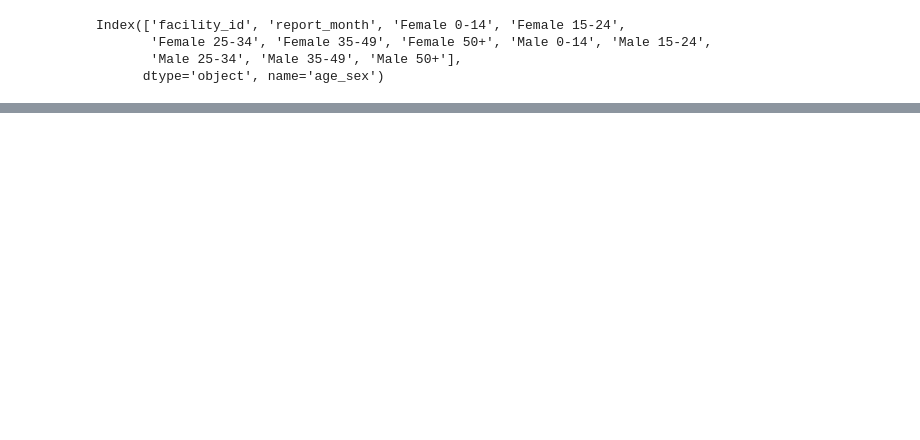
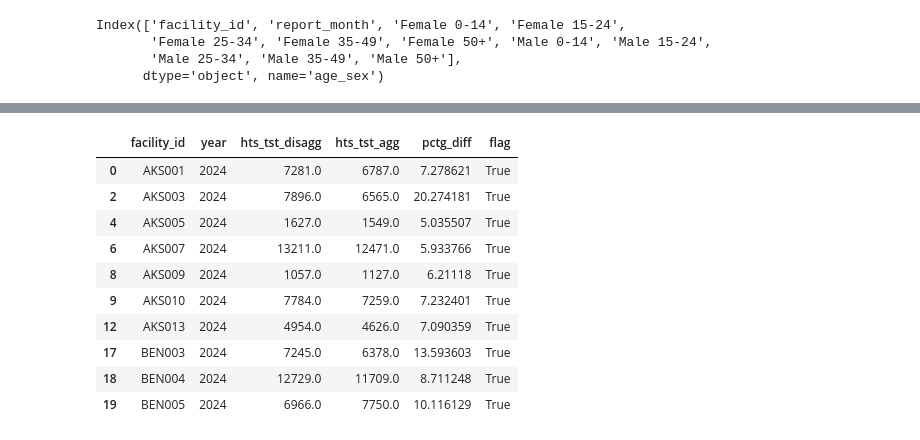
Before and after one commit to AlozieCollins/Intern-dataset-work, a Jupyter notebook: work.ipynb, the cells around one changed output, grey strips where cells are left out. Drawn from its saved outputs; the diff is of its cells as text; code cells hidden in the pictures; blank space fills up the shorter version.

```diff
--- a/work.ipynb
+++ b/work.ipynb
@@ -795,0 +918,8 @@ long_again.head()
+# %%
+# getting the sum of the hts_tst reprot month from the facility_id and 2024 year
+aggregate_total_2024 = (
+    aggregate_2024
+    .groupby(["facility_id", "year"], as_index=False)["hts_tst"]
+    .sum()
+)
+aggregate_total_2024.head()
@@ -795,0 +933,10 @@ long_again.head()
+# %%
+# merging the aggregate total from the facility service data 2024 to the facility year data frame
+compare = pd.merge(
+    facility_year,
+    aggregate_total_2024,
+    on=["facility_id", "year"],
+    how="outer",
+    suffixes=("_disagg", "_agg")
+)
+compare.head(10)
@@ -795,0 +955,8 @@ long_again.head()
+# %%
+# calculating the percentage difference between the aggregated hts_tst and the disaggregated hts_tst
+compare["pctg_diff"]=(
+    abs(
+        compare["hts_tst_disagg"] - compare["hts_tst_agg"]
+    )/compare["hts_tst_agg"] * 100
+)
+compare["pctg_diff"].head(10)
@@ -795,0 +975,6 @@ long_again.head()
+# %%
+# i create a column called flag that is true if the pctg_diff is greater than 5
+compare["flag"] = (
+    compare["pctg_diff"]>5
+)
+compare["flag"].head(15)
@@ -795,0 +998,16 @@ long_again.head()
+# %%
+# flag_disagg contains only facilites that pctg_diff is greater that 5
+flag_disagg = compare[compare["pctg_diff"]>5]
+flag_disagg.head(10)
+# %% [output]
+|  | facility_id | year | hts_tst_disagg | hts_tst_agg | pctg_diff | flag |
+| 0 | AKS001 | 2024 | 7281.0 | 6787.0 | 7.278621 | True |
+| 2 | AKS003 | 2024 | 7896.0 | 6565.0 | 20.274181 | True |
+| 4 | AKS005 | 2024 | 1627.0 | 1549.0 | 5.035507 | True |
+| 6 | AKS007 | 2024 | 13211.0 | 12471.0 | 5.933766 | True |
+| 8 | AKS009 | 2024 | 1057.0 | 1127.0 | 6.21118 | True |
+| 9 | AKS010 | 2024 | 7784.0 | 7259.0 | 7.232401 | True |
+| 12 | AKS013 | 2024 | 4954.0 | 4626.0 | 7.090359 | True |
+| 17 | BEN003 | 2024 | 7245.0 | 6378.0 | 13.593603 | True |
+| 18 | BEN004 | 2024 | 12729.0 | 11709.0 | 8.711248 | True |
+| 19 | BEN005 | 2024 | 6966.0 | 7750.0 | 10.116129 | True |
```
Also changed, not shown: parts of 52 cells of this notebook.
